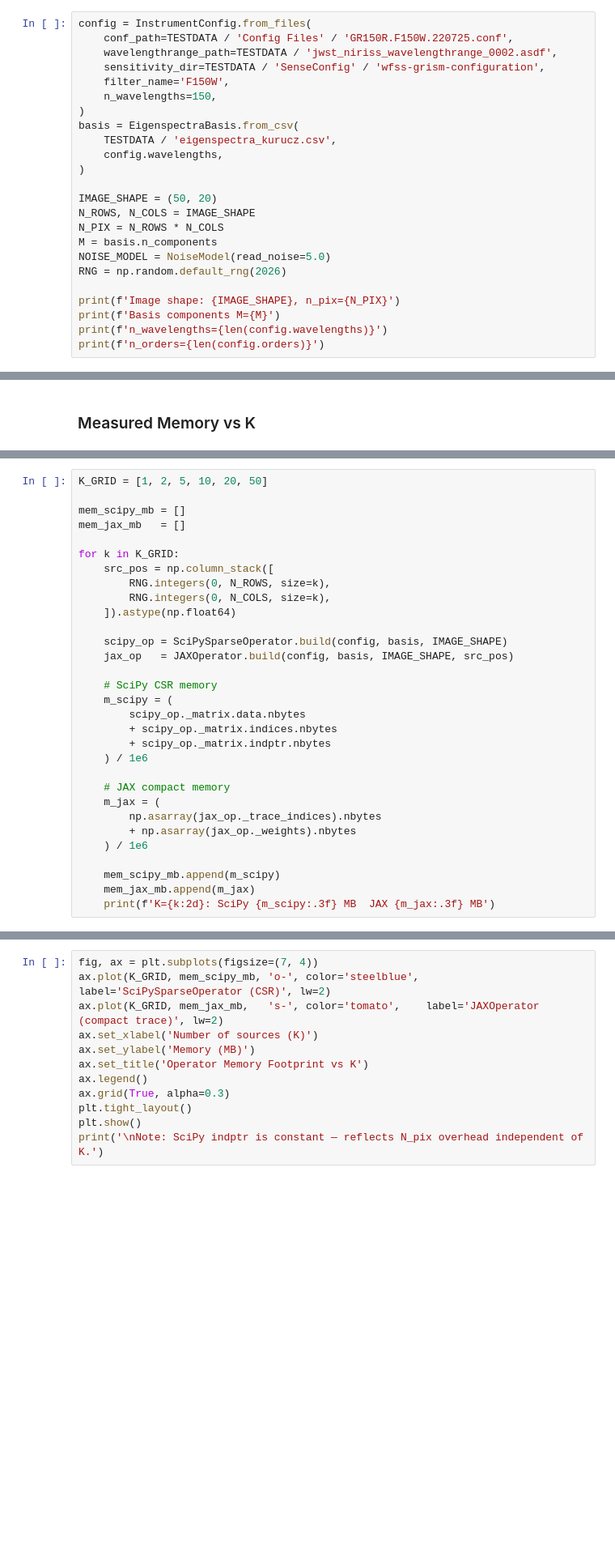
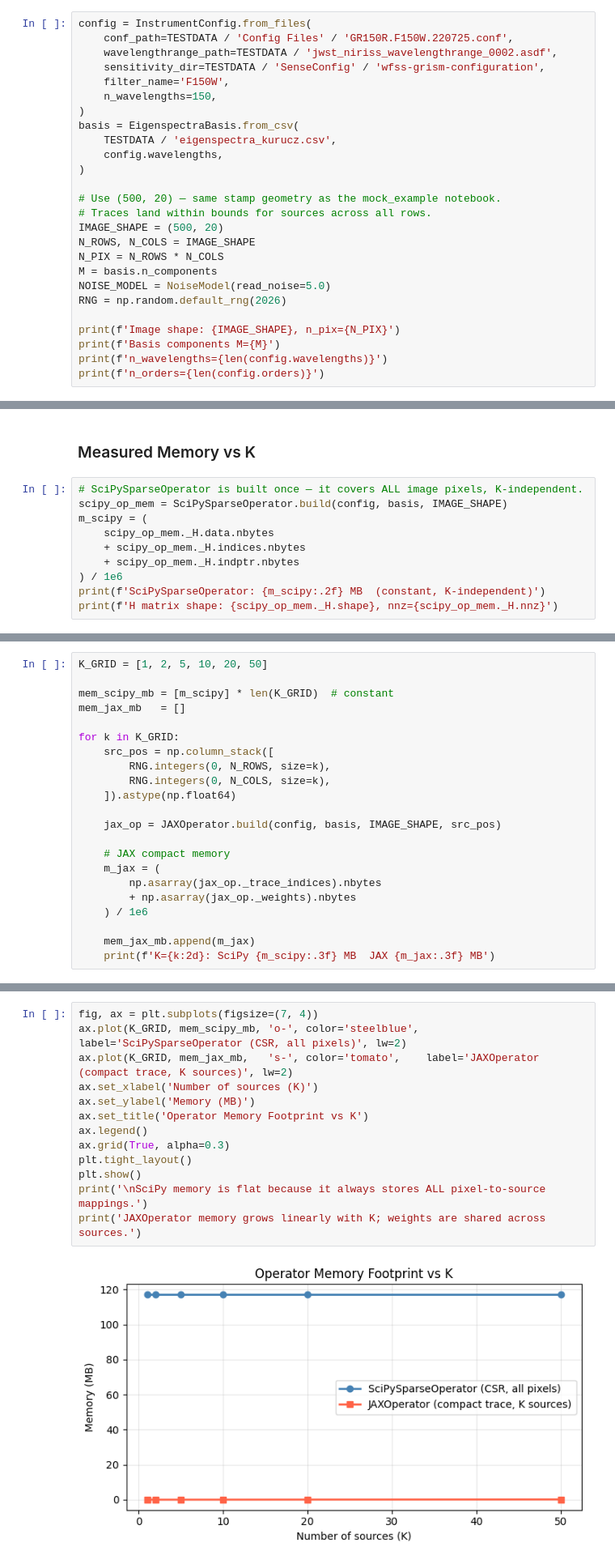
Before and after one commit to the-bagel-org/spectrex, a Jupyter notebook: notebooks/comparison_computational.ipynb, the cells around one changed output, grey strips where cells are left out. Shown at 81% size. Drawn from its saved outputs; the diff is of its cells as text; blank space fills up the shorter version.

Commit message:
feat: execute comparison_computational notebook with outputs

```diff
--- a/notebooks/comparison_computational.ipynb
+++ b/notebooks/comparison_computational.ipynb
@@ -51,7 +53,9 @@ basis = EigenspectraBasis.from_csv(
     config.wavelengths,
 )
 
-IMAGE_SHAPE = (50, 20)
+# Use (500, 20) — same stamp geometry as the mock_example notebook.
+# Traces land within bounds for sources across all rows.
+IMAGE_SHAPE = (500, 20)
 N_ROWS, N_COLS = IMAGE_SHAPE
 N_PIX = N_ROWS * N_COLS
 M = basis.n_components
@@ -91,3 +102,13 @@ Memory is independent of `N_pix`.
 | **Total** | **~57 MB** | **~2 MB** |
 # %% [markdown]
 ### Measured Memory vs K
+# %%
+# SciPySparseOperator is built once — it covers ALL image pixels, K-independent.
+scipy_op_mem = SciPySparseOperator.build(config, basis, IMAGE_SHAPE)
+m_scipy = (
+    scipy_op_mem._H.data.nbytes
+    + scipy_op_mem._H.indices.nbytes
+    + scipy_op_mem._H.indptr.nbytes
+) / 1e6
+print(f'SciPySparseOperator: {m_scipy:.2f} MB  (constant, K-independent)')
+print(f'H matrix shape: {scipy_op_mem._H.shape}, nnz={scipy_op_mem._H.nnz}')
@@ -94,7 +118,7 @@ Memory is independent of `N_pix`.
 # %%
 K_GRID = [1, 2, 5, 10, 20, 50]
 
-mem_scipy_mb = []
+mem_scipy_mb = [m_scipy] * len(K_GRID)  # constant
 mem_jax_mb   = []
 
 for k in K_GRID:
@@ -103,15 +127,7 @@ for k in K_GRID:
         RNG.integers(0, N_COLS, size=k),
     ]).astype(np.float64)
 
-    scipy_op = SciPySparseOperator.build(config, basis, IMAGE_SHAPE)
-    jax_op   = JAXOperator.build(config, basis, IMAGE_SHAPE, src_pos)
-
-    # SciPy CSR memory
-    m_scipy = (
-        scipy_op._matrix.data.nbytes
-        + scipy_op._matrix.indices.nbytes
-        + scipy_op._matrix.indptr.nbytes
-    ) / 1e6
+    jax_op = JAXOperator.build(config, basis, IMAGE_SHAPE, src_pos)
 
     # JAX compact memory
     m_jax = (
@@ -119,6 +135,5 @@ for k in K_GRID:
         + np.asarray(jax_op._weights).nbytes
     ) / 1e6
 
-    mem_scipy_mb.append(m_scipy)
     mem_jax_mb.append(m_jax)
     print(f'K={k:2d}: SciPy {m_scipy:.3f} MB  JAX {m_jax:.3f} MB')
@@ -125,12 +147,15 @@ for k in K_GRID:
 # %%
 fig, ax = plt.subplots(figsize=(7, 4))
-ax.plot(K_GRID, mem_scipy_mb, 'o-', color='steelblue', label='SciPySparseOperator (CSR)', lw=2)
-ax.plot(K_GRID, mem_jax_mb,   's-', color='tomato',    label='JAXOperator (compact trace)', lw=2)
+ax.plot(K_GRID, mem_scipy_mb, 'o-', color='steelblue', label='SciPySparseOperator (CSR, all pixels)', lw=2)
+ax.plot(K_GRID, mem_jax_mb,   's-', color='tomato',    label='JAXOperator (compact trace, K sources)', lw=2)
 ax.set_xlabel('Number of sources (K)')
 ax.set_ylabel('Memory (MB)')
 ax.set_title('Operator Memory Footprint vs K')
 ax.legend()
 ax.grid(True, alpha=0.3)
 plt.tight_layout()
 plt.show()
-print('\nNote: SciPy indptr is constant — reflects N_pix overhead independent of K.')
+print('\nSciPy memory is flat because it always stores ALL pixel-to-source mappings.')
+print('JAXOperator memory grows linearly with K; weights are shared across sources.')
+# %% [output]
+[figure, added]
```
Also changed, not shown: parts of 17 cells of this notebook, 1 other file.
